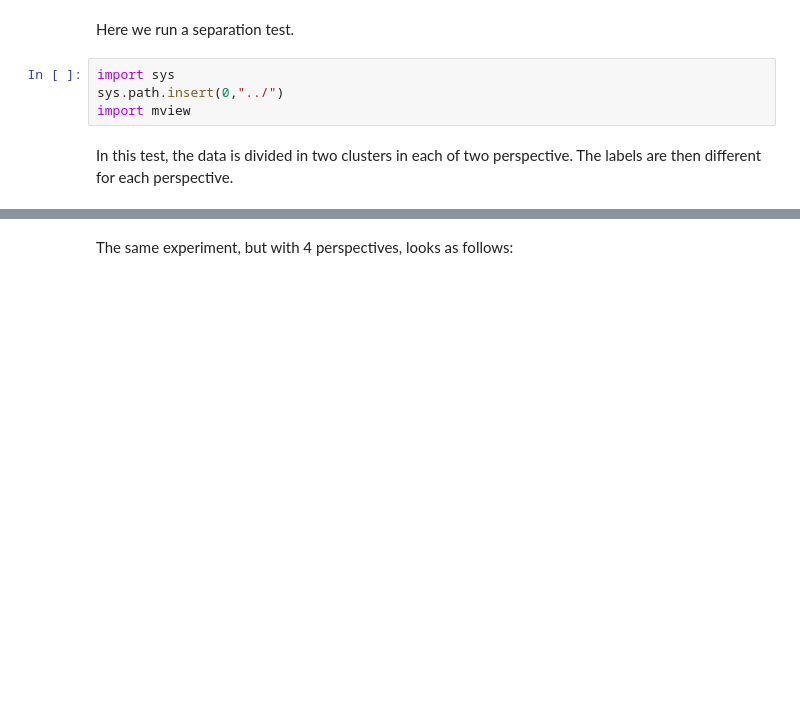
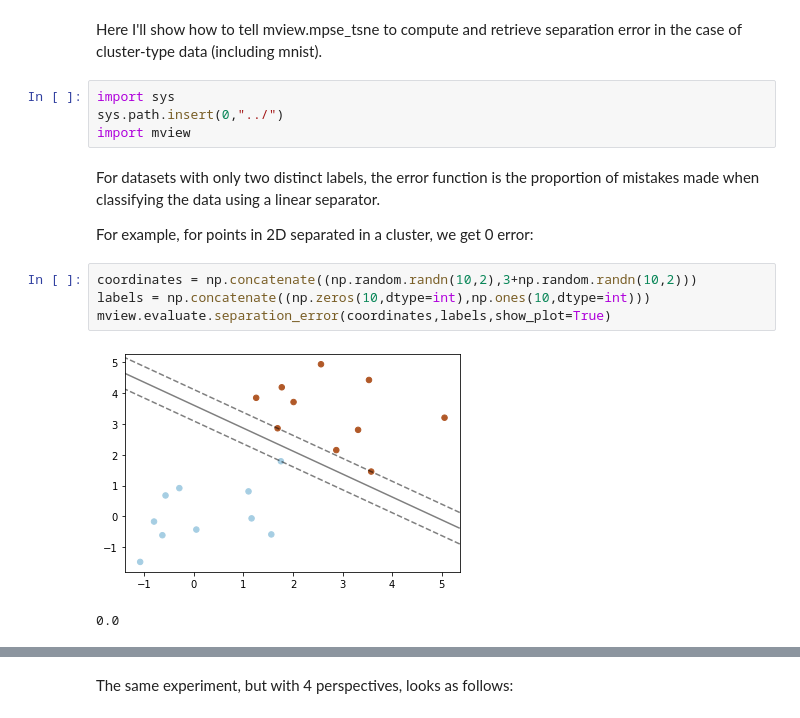
Before and after one commit to enggiqbal/MPSE-TSNE, a Jupyter notebook: examples/separation_test.ipynb, the cells around one changed output, grey strips where cells are left out. Drawn from its saved outputs; the diff is of its cells as text; blank space fills up the shorter version.

```diff
--- a/examples/separation_test.ipynb
+++ b/examples/separation_test.ipynb
@@ -1,8 +1,17 @@
-# %% [markdown]
-Here we run a separation test.
+# %% [markdown]
+Here I'll show how to tell mview.mpse_tsne to compute and retrieve separation error in the case of cluster-type data (including mnist).
 # %%
 import sys
 sys.path.insert(0,"../")
 import mview
-# %% [markdown]
-In this test, the data is divided in two clusters in each of two perspective. The labels are then different for each perspective.
+# %% [markdown]
+For datasets with only two distinct labels, the error function is the proportion of mistakes made when classifying the data using a linear separator.
+
+For example, for points in 2D separated in a cluster, we get 0 error:
+# %%
+coordinates = np.concatenate((np.random.randn(10,2),3+np.random.randn(10,2)))
+labels = np.concatenate((np.zeros(10,dtype=int),np.ones(10,dtype=int)))
+mview.evaluate.separation_error(coordinates,labels,show_plot=True)
+# %% [output]
+[figure, added]
+0.0
```
Also changed, not shown: parts of 15 cells of this notebook, 1 other file.
